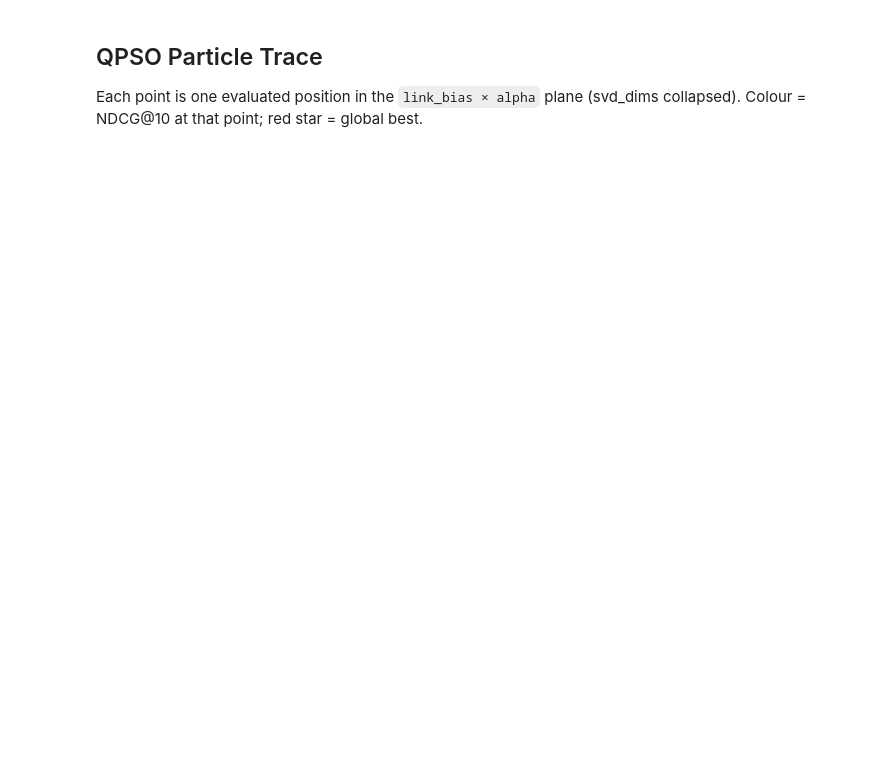
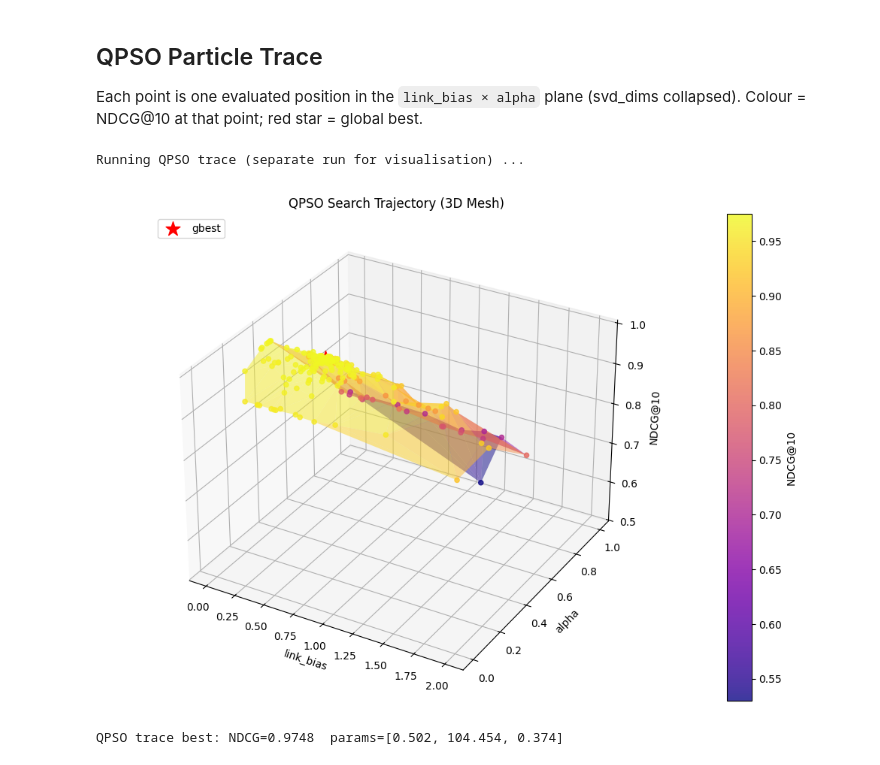
Before and after one commit to Sommer-Lukas/ColonySearch, a Jupyter notebook: data/tuning/benchmark.ipynb, the cells around one changed output. Saved outputs shown, nothing was run; the diff lists cells and outputs as text; code cells hidden in the pictures; blank space fills up the shorter version.

```diff
--- a/data/tuning/benchmark.ipynb
+++ b/data/tuning/benchmark.ipynb
@@ -166,28 +236,41 @@ plt.show()
 Each point is one evaluated position in the `link_bias × alpha` plane (svd_dims collapsed).
 Colour = NDCG@10 at that point; red star = global best.
 # %%
+%matplotlib widget
+
 positions = []
 
 def recording_objective(params):
     m = evaluate(params, test_cases, k=K)
     positions.append((float(params[0]), float(params[2]), m['mean_ndcg']))
     return -m['mean_ndcg']
 
 print('Running QPSO trace (separate run for visualisation) ...')
 qpso_trace = QPSO(n_particles=20, max_iter=10, seed=99)
 trace_res = qpso_trace.optimize(recording_objective)
 
 lbs, alphas, ndcgs = zip(*positions)
 best_lb, _, best_alpha = trace_res.best_params
+best_ndcg = -trace_res.best_fitness
 
-fig, ax = plt.subplots(figsize=(7, 5))
-sc = ax.scatter(lbs, alphas, c=ndcgs, cmap='plasma', s=20, alpha=0.6)
-fig.colorbar(sc, ax=ax, label='NDCG@10')
-ax.scatter([best_lb], [best_alpha], marker='*', s=300, color='red', zorder=5, label='gbest')
+import matplotlib.tri as mtri
+tri = mtri.Triangulation(lbs, alphas)
+
+fig = plt.figure(figsize=(10, 7))
+ax = fig.add_subplot(111, projection='3d')
+ax.plot_trisurf(tri, ndcgs, cmap='plasma', alpha=0.5, linewidth=0.2)
+sc = ax.scatter(lbs, alphas, ndcgs, c=ndcgs, cmap='plasma', s=20, alpha=0.8)
+fig.colorbar(sc, ax=ax, pad=0.12, label='NDCG@10')
+ax.scatter([best_lb], [best_alpha], [best_ndcg], marker='*', s=200, color='red', zorder=5, label='gbest')
 ax.set_xlabel('link_bias')
 ax.set_ylabel('alpha')
-ax.set_title('QPSO Search Trajectory')
-ax.legend()
+ax.set_zlabel('NDCG@10')
+ax.set_title('QPSO Search Trajectory (3D Mesh)')
+ax.legend(loc='upper left')
 fig.tight_layout()
 plt.show()
-print(f'QPSO trace best: NDCG={-trace_res.best_fitness:.4f}  params={[round(x,3) for x in trace_res.best_params]}')
+print(f'QPSO trace best: NDCG={best_ndcg:.4f}  params={[round(x,3) for x in trace_res.best_params]}')
+# %% [output]
+Running QPSO trace (separate run for visualisation) ...
+[figure, added]
+QPSO trace best: NDCG=0.9748  params=[0.502, 104.454, 0.374]
```
Also changed, not shown: parts of 11 cells of this notebook, 8 other files.
